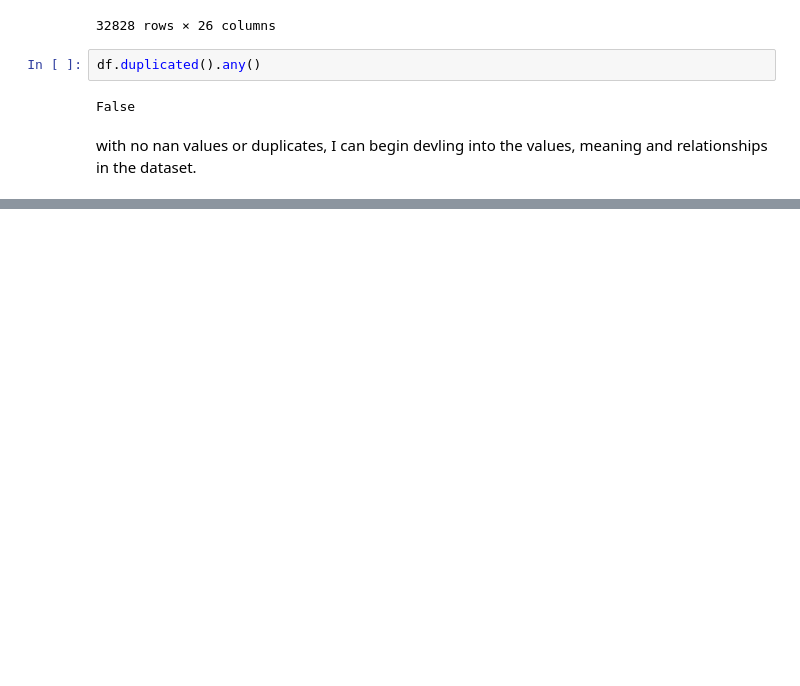
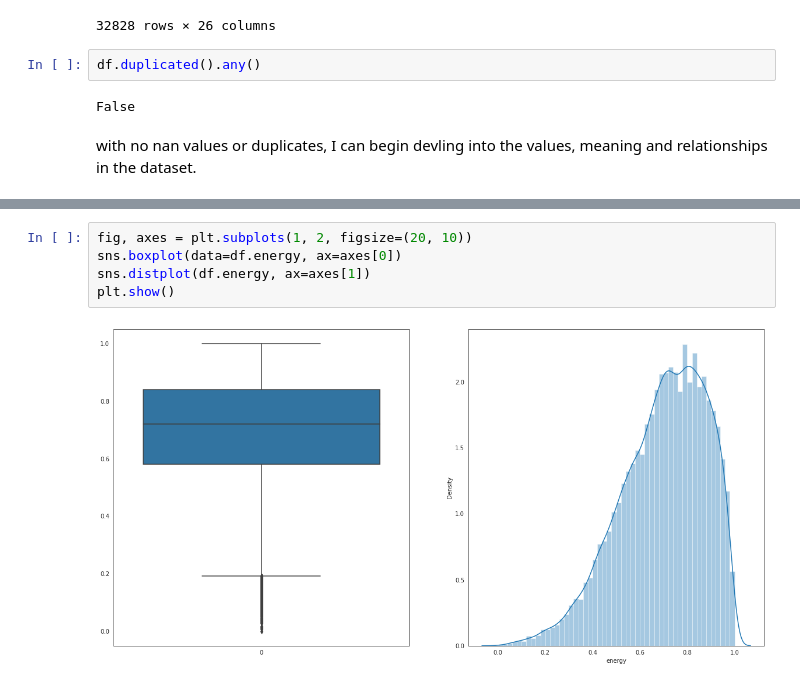
Before and after one commit to HumanClone/dasc, a Jupyter notebook: DASC EDA.ipynb, the cells around one changed output, grey strips where cells are left out. Drawn from its saved outputs; the diff is of its cells as text; blank space fills up the shorter version.

```diff
--- a/DASC EDA.ipynb
+++ b/DASC EDA.ipynb
@@ -147,0 +179,7 @@ with no nan values or duplicates, I can begin devling into the values, meaning a
+# %%
+fig, axes = plt.subplots(1, 2, figsize=(20, 10))
+sns.boxplot(data=df.energy, ax=axes[0])
+sns.distplot(df.energy, ax=axes[1])
+plt.show()
+# %% [output]
+[figure, added]
```
Also changed, not shown: parts of 30 cells of this notebook.
